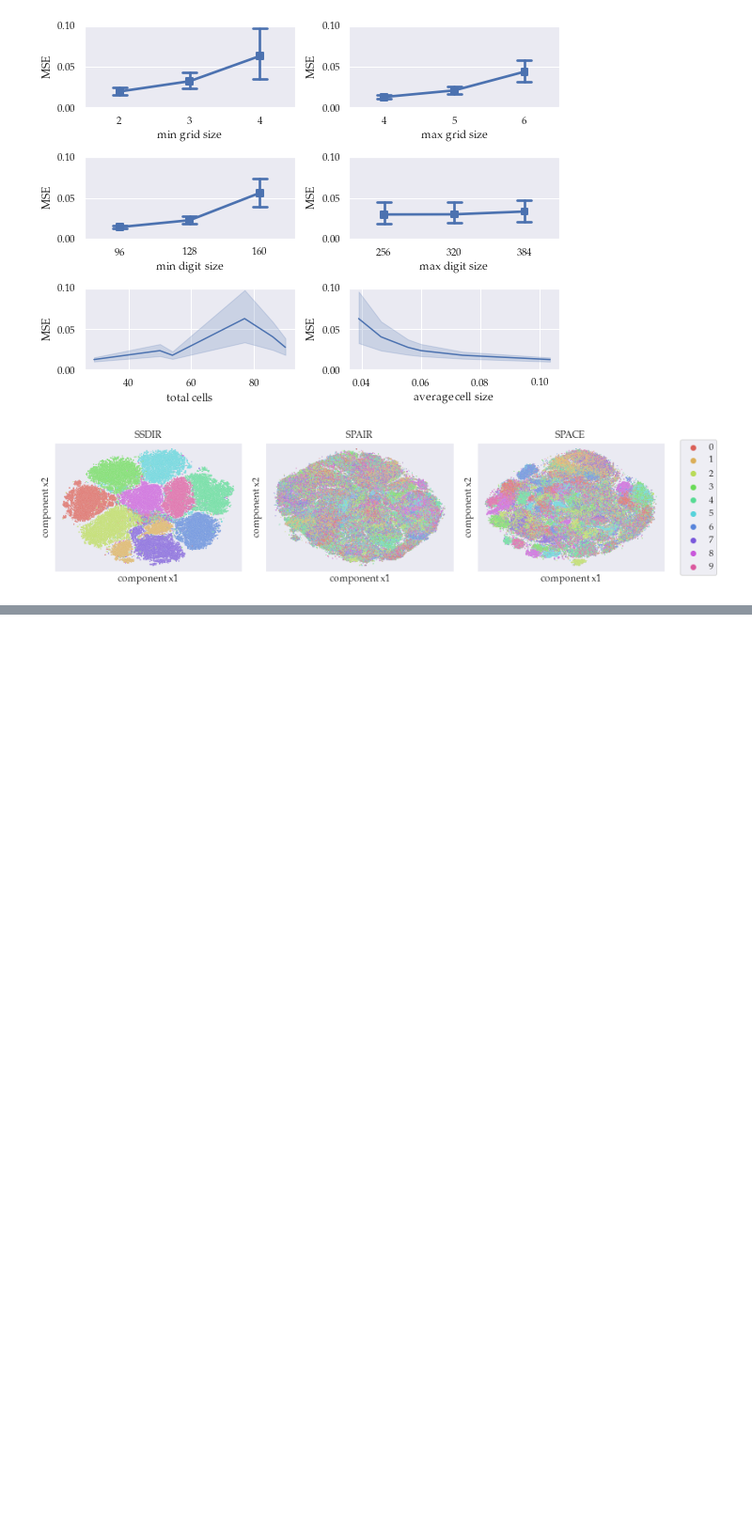
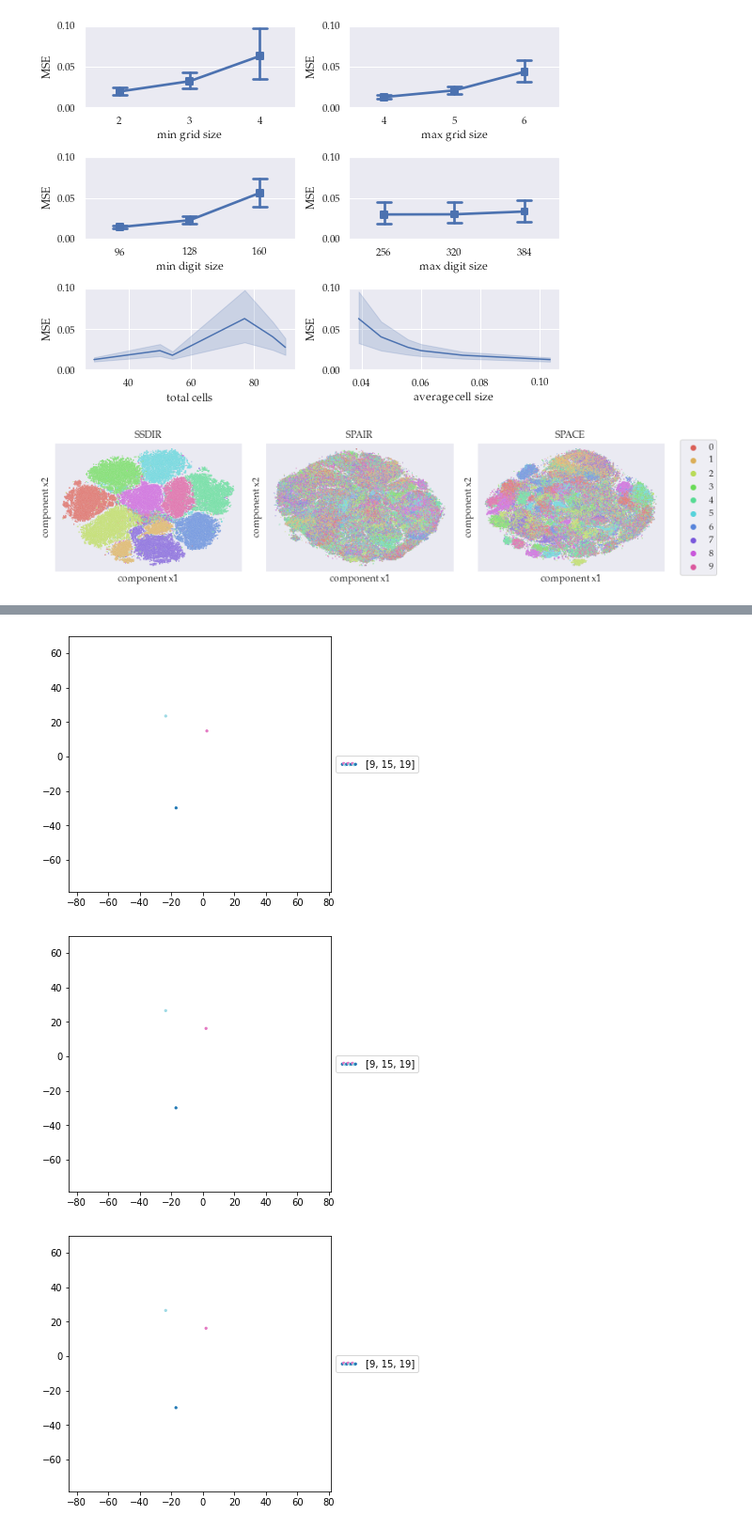
Before and after one commit to piotlinski/pytorch-ssdir, a Jupyter notebook: experiments/Untitled.ipynb, the cells around one changed output, grey strips where cells are left out. Shown at 94% size. Cells and saved outputs as stored; diff of their text form; code cells hidden in the pictures; blank space fills up the shorter version.

```diff
--- a/experiments/Untitled.ipynb
+++ b/experiments/Untitled.ipynb
@@ -523,0 +673,15 @@ plt.savefig("tsne_hor.png")
+# %%
+start_id = 0
+for idx, frame_objs in enumerate(ids_per_frame):
+    fig, ax = plt.subplots(figsize=(5, 5))
+    ax.set_xlim([tsned_latents[:, 0].min(), tsned_latents[:, 0].max()])
+    ax.set_ylim([tsned_latents[:, 1].min(), tsned_latents[:, 1].max()])
+    ax.scatter(tsned_latents[start_id:start_id+frame_objs, 0], tsned_latents[start_id:start_id+frame_objs, 1], label=all_ids[start_id:start_id+frame_objs], c=all_ids[start_id:start_id+frame_objs], s=5, cmap="tab20")
+    plt.show()
+    start_id = frame_objs
+    if idx == 10:
+        break
+# %% [output]
+[figure, added]
+[figure, added]
+[figure, added]
```
Also changed, not shown: parts of 13 cells of this notebook, 4 other files.
